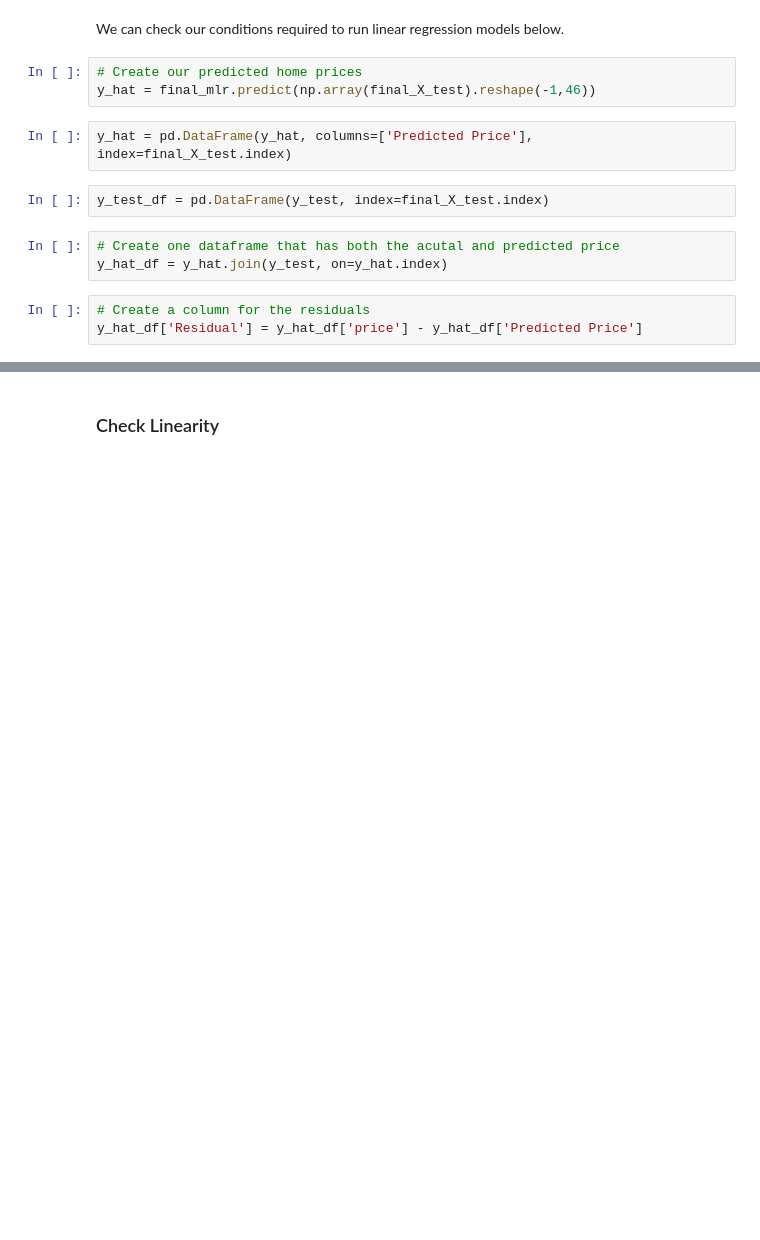
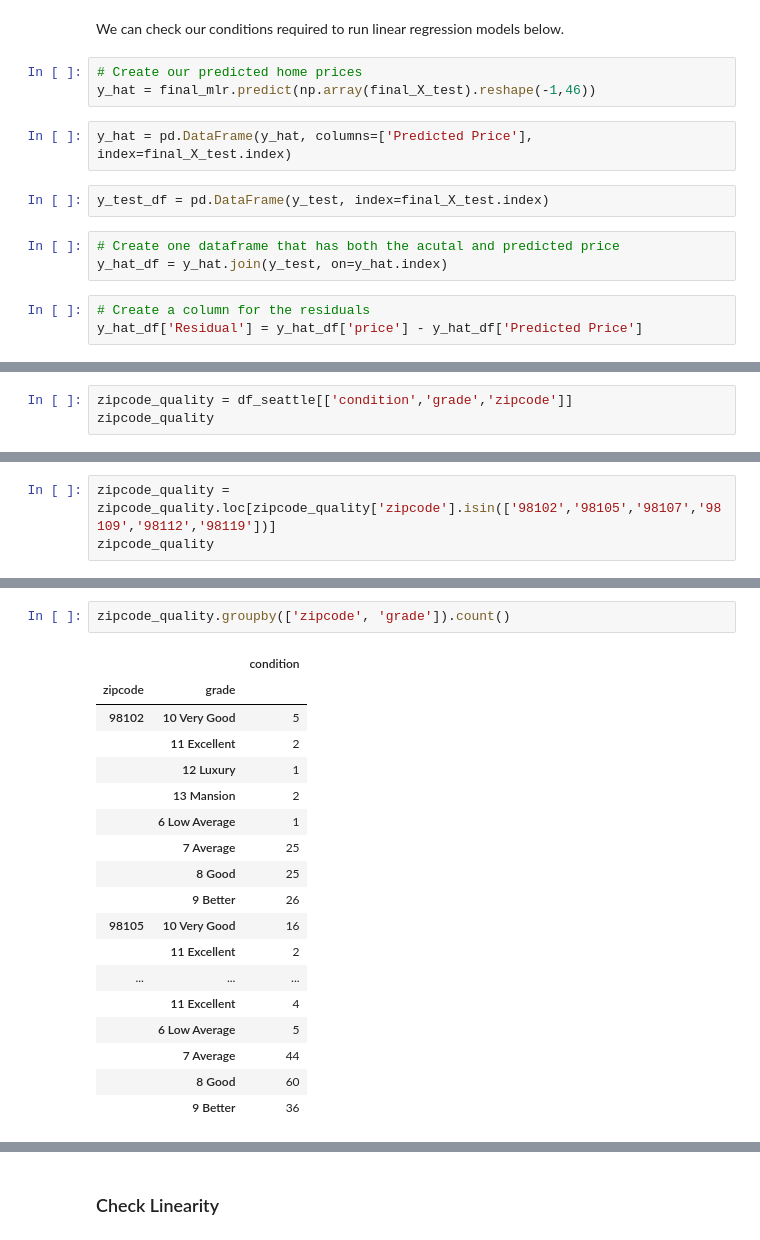
Before and after one commit to zpollats/p2_project_group4, a Jupyter notebook: KC_Housing_Final_Notebook.ipynb, the cells around one changed output, grey strips where cells are left out. Drawn from its saved outputs; the diff is of its cells as text; blank space fills up the shorter version.

```diff
--- a/KC_Housing_Final_Notebook.ipynb
+++ b/KC_Housing_Final_Notebook.ipynb
@@ -1430,0 +1433,3 @@ y_hat_df.head()
+# %%
+zipcode_quality = df_seattle[['condition','grade','zipcode']]
+zipcode_quality
@@ -1430,0 +1450,3 @@ y_hat_df.head()
+# %%
+zipcode_quality = zipcode_quality.loc[zipcode_quality['zipcode'].isin(['98102','98105','98107','98109','98112','98119'])]
+zipcode_quality
@@ -1430,0 +1478,21 @@ y_hat_df.head()
+# %%
+zipcode_quality.groupby(['zipcode', 'grade']).count()
+# %% [output]
+|  |  | condition |
+| zipcode | grade |  |
+| 98102 | 10 Very Good | 5 |
+|  | 11 Excellent | 2 |
+|  | 12 Luxury | 1 |
+|  | 13 Mansion | 2 |
+|  | 6 Low Average | 1 |
+|  | 7 Average | 25 |
+|  | 8 Good | 25 |
+|  | 9 Better | 26 |
+| 98105 | 10 Very Good | 16 |
+|  | 11 Excellent | 2 |
+| ... | ... | ... |
+|  | 11 Excellent | 4 |
+|  | 6 Low Average | 5 |
+|  | 7 Average | 44 |
+|  | 8 Good | 60 |
+|  | 9 Better | 36 |
```
Also changed, not shown: parts of 45 cells of this notebook, 4 other files.
